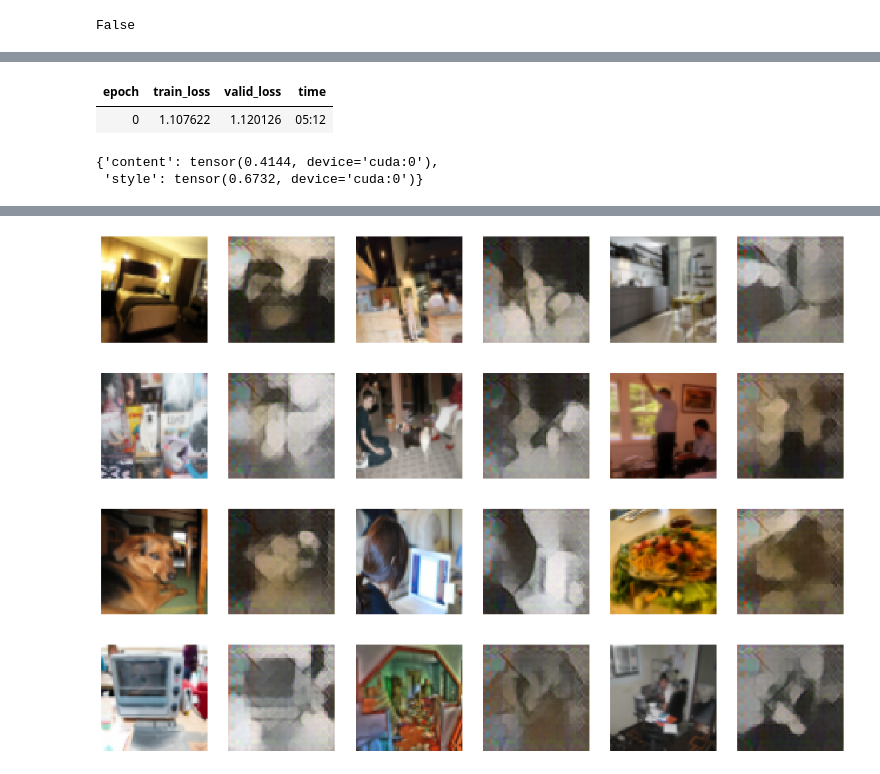
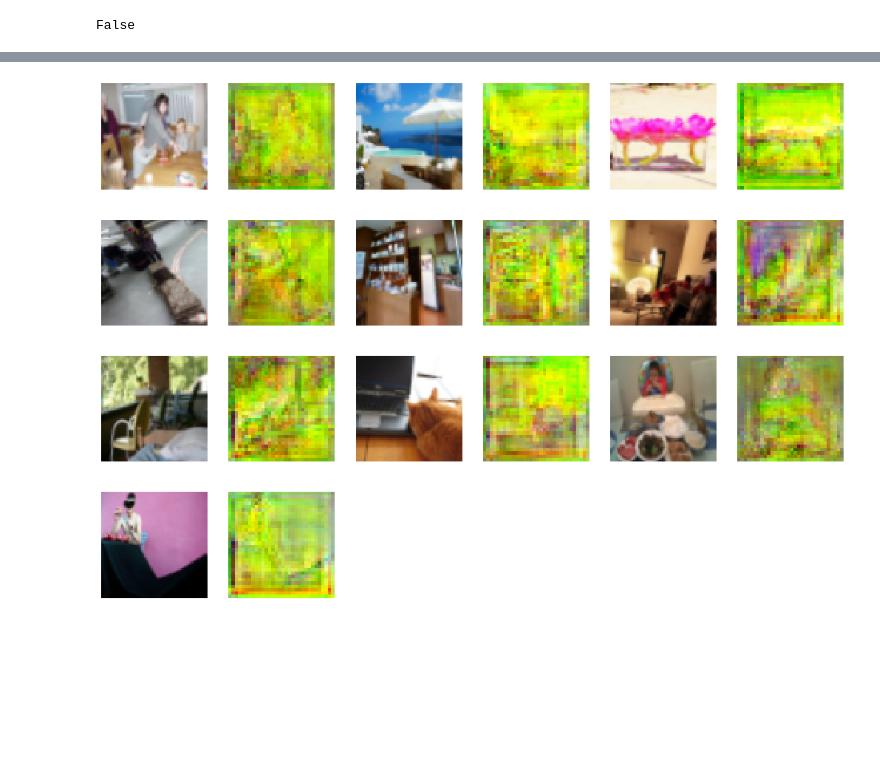
Before and after one commit to lgvaz/projects, a Jupyter notebook: vision/style/cocov2.ipynb, the cells around one changed output, grey strips where cells are left out. Drawn from its saved outputs; the diff is of its cells as text; code cells hidden in the pictures; blank space fills up the shorter version.

```diff
--- a/vision/style/cocov2.ipynb
+++ b/vision/style/cocov2.ipynb
@@ -175,10 +130,0 @@ learn.lr_find()
-# %%
-learn.fit_flat_cos(1, 1e-2)
-# %% [output]
-| epoch | train_loss | valid_loss | time |
-| 0 | 1.107622 | 1.120126 | 05:12 |
-# %%
-fst_loss.metrics
-# %% [output]
-{'content': tensor(0.4144, device='cuda:0'),
- 'style': tensor(0.6732, device='cuda:0')}
@@ -185,6 +133,6 @@ fst_loss.metrics
 # %%
 # TODO: Fix bug if max_n != 12
-learn.show_results(max_n=12)
+learn.show_results()
 # %% [output]
 [interactive output not drawn]
-[figure, old version]
+[figure, new version]
```
Also changed, not shown: parts of 12 cells of this notebook, 1 other file.
